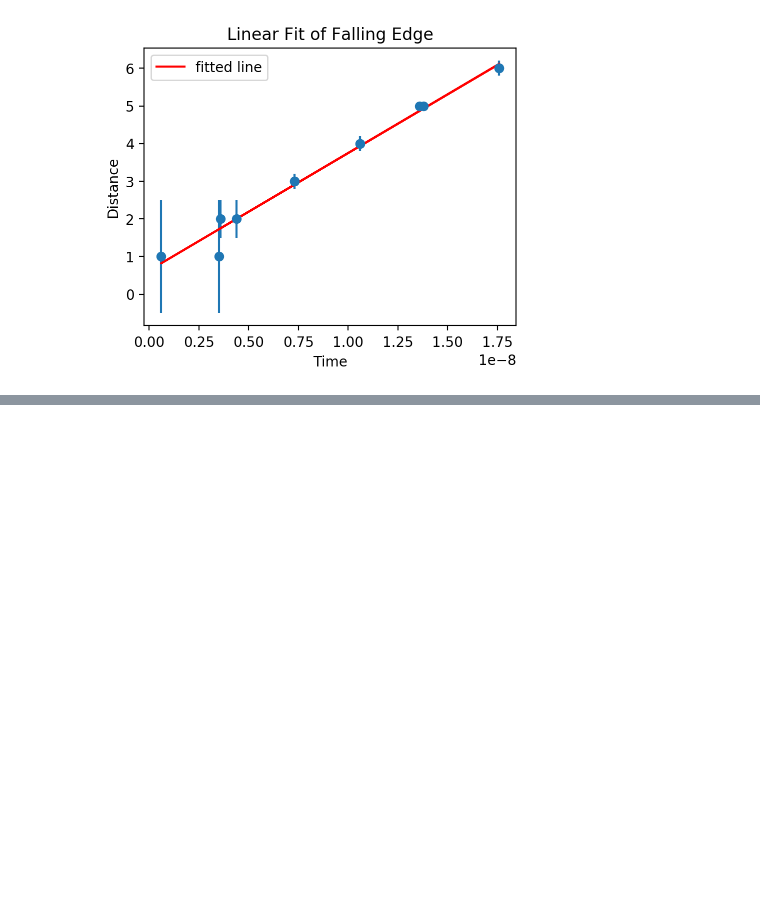
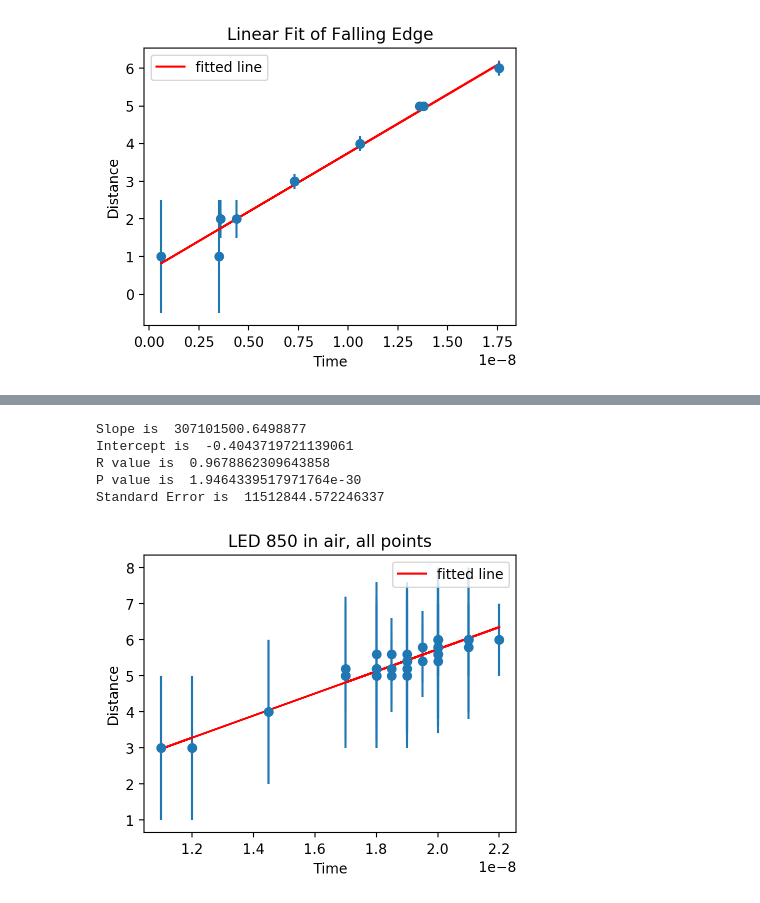
Before and after one commit to omarlozano101/Lab-3-new, a Jupyter notebook: Untitled 3.ipynb, the cells around one changed output, grey strips where cells are left out. Cells and saved outputs as stored; diff of their text form; code cells hidden in the pictures; blank space fills up the shorter version.

```diff
--- a/Untitled 3.ipynb
+++ b/Untitled 3.ipynb
@@ -132,0 +133,44 @@ Standard Error is  87607449.35635497
+# %%
+import numpy as np
+
+# curve-fit() function imported from scipy
+from scipy.optimize import curve_fit
+from matplotlib import pyplot as plt
+from scipy import stats
+
+
+y = [3,3,3,3, 4,4, 5,5,5,5,5,5, 5.2,5.2,5.2,5.2,5.2,5.2,5.4,5.4,5.4,5.4,5.4,5.4, 5.6,5.6,5.6,5.6,5.6,5.6, 5.8,5.8,5.8,5.8,5.8,5.8, 6, 6,6,6,6,6,6,6,6,6,6,6,6,6,] # Meters
+#50
+
+x = [11E-9, 12E-9, 12E-9, 11E-9,
+     14.5E-9, 14.5E-9,
+     18.5E-9, 17E-9, 19E-9, 18E-9, 17E-9, 18E-9,
+     18E-9, 18.5E-9, 19E-9, 18E-9, 17E-9, 18E-9,
+     19.5E-9, 19E-9, 19E-9, 19E-9, 20E-9, 19E-9,
+     18.5E-9, 20E-9, 18E-9, 20E-9, 19E-9, 20E-9,
+     19.5E-9, 19.5E-9, 20E-9, 20E-9, 20E-9, 21E-9,
+     20E-9, 20E-9, 20E-9, 20E-9, 22E-9, 21E-9,22E-9, 21E-9, 20E-9, 21E-9, 20E-9, 21E-9, 21E-9, 21E-9] #rising edges
+#48
+
+slope, intercept, r_value, p_value, std_err = stats.linregress(x,y)
+print("Slope is ", slope)
+print("Intercept is ", intercept)
+print("R value is ", r_value)
+print("P value is ", p_value)
+print("Standard Error is ", std_err)
+#plt.plot(x,y,  'o', label='original data')
+plt.plot(x, [intercept + slope * n for n in x], 'r', label='fitted line')
+plt.errorbar(x,y,yerr=[2,2,2,2,2,2,1,1,2,2,2,2,1,1,2,2,2,2,1,1,2,2,2,2,1,1,2,2,2,2,1,1,2,2,2,2,1,1,1,1,1,1,1,1,1,1,2,2,2,2], fmt = 'o')
+#50
+plt.title("LED 850 in air, all points")
+plt.ylabel("Distance")
+plt.xlabel("Time")
+plt.legend()
+plt.show()
+# %% [output]
+Slope is  307101500.6498877
+Intercept is  -0.4043719721139061
+R value is  0.9678862309643858
+P value is  1.9464339517971764e-30
+Standard Error is  11512844.572246337
+[figure, added]
```
Also changed, not shown: parts of 10 cells of this notebook.
